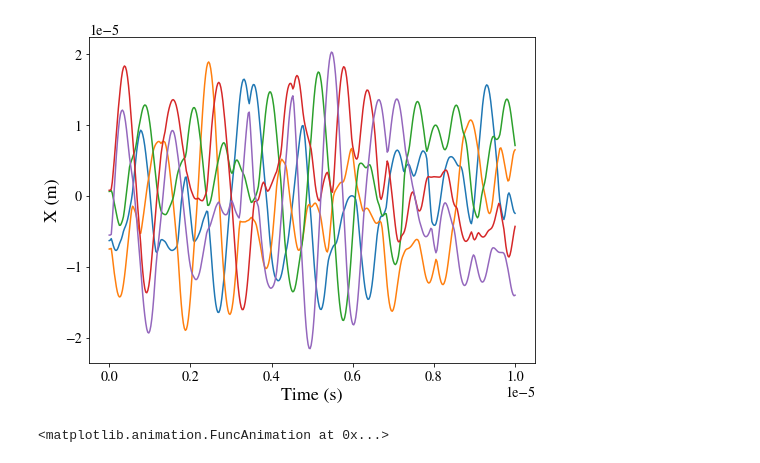
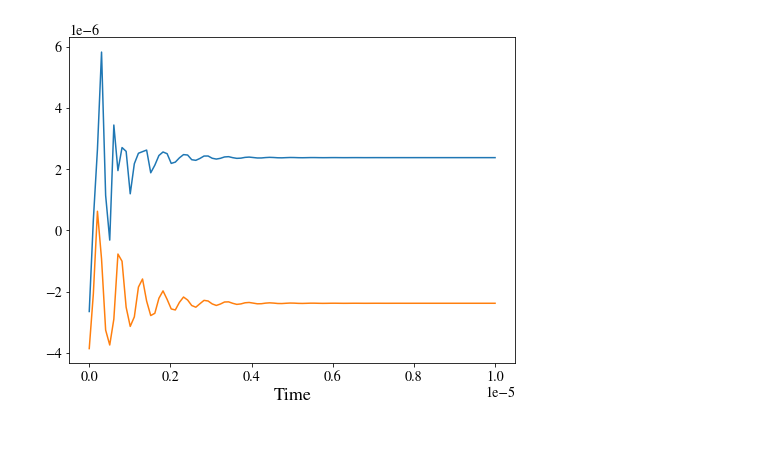
Before and after one commit to mgrau/ion_sim, a Jupyter notebook: Ion Sim.ipynb, the cells around one changed output. Cells and saved outputs as stored; diff of their text form; code cells hidden in the pictures.

Commit message:
changed ipython examples

```diff
--- a/Ion Sim.ipynb
+++ b/Ion Sim.ipynb
@@ -13,3 +13,23 @@ rcParams['figure.figsize'] = (8.0,6.0)
 rcParams['font.size'] = 14
 rcParams['axes.labelsize'] = 18
 rc('animation', html='html5')
+# %%
+class example1(ionsim.IonSim):
+    def U(self, t, x, y, z):
+        self.fx = 1e6
+        self.fy = 2e6
+        self.fz = 3e6
+        Ux = (1/2) * self.m * (2*pi*self.fx)**2 * x**2
+        Uy = (1/2) * self.m * (2*pi*self.fy)**2 * y**2
+        Uz = (1/2) * self.m * (2*pi*self.fz)**2 * z**2
+        return Ux + Uy + Uz
+
+ex1 = example1()
+ex1.m = 40 * atomic_mass
+ex1.gamma = ex1.m * 1e6 * np.array([1, 1, 1])
+ex1.init_thermal(n=1, T=1e-3, sigma=(1e-6, 1e-6, 1e-6))
+t = np.linspace(0, 20e-6, 200)
+ex1.run(t)
+@interact(i=(0,2))
+def ex1_normal_modes(i=0):
+    ionsim.plot_normal_modes(ex1, i, surface=False)
@@ -16,16 +82,19 @@ rc('animation', html='html5')
 # %%
-s1 = IonPlot()
-s1.m = 25 * atomic_mass
-s1.U = lambda x, y, z: (1/2)*(s1.m) * (2*pi*1e6)**2*(x**2 + 5**2*y**2 + 5**2*z**2)
-s1.gamma = (hbar / 4) * (2 * pi / (280e-9))**2 * np.array([1, 1, 1]) / np.sqrt(3)
-s1.init_thermal(n=5, T=5e-3, sigma_x=5e-6, sigma_y=5e-6, sigma_z=5e-6)
-t = np.linspace(0, 10e-6, 401)
-s1.run(t)
-s1.plot()
-plt.ylabel('X (m)');
+class example4(ionsim.IonSim):
+    def U(self, t, x, y, z):
+        m = self.m / atomic_mass
+        Ux = (1/2)*self.m*(1e6*np.sqrt(2584/m))**2*x**2
+        Uy = (1/2)*self.m*(1e6*np.sqrt(323679/m**2 + 8525/m))**2*y**2
+        Uz = (1/2)*self.m*(1e6*np.sqrt(580227/m**2 - 11064/m))**2*z**2
+        return Ux + Uy + Uz
+
+ex4 = example4()
+ex4.gamma = 24 * atomic_mass * 2e6 * np.array([1, 1, 1])
+ex4.init_thermal(n=2, T=5e-3, sigma=(5e-6, 5e-6, 5e-6))
+ex4.m = np.array([9, 24]) * atomic_mass
+t = np.linspace(0, 10e-6, 100)
+ex4.run(t)
+ionsim.plot(ex4, dim=0)
+# plt.ylabel('X (m)');
 # %% [output]
-[figure, old version]
+[figure, new version]
-# %%
-s1.animate()
-# %% [output]
-<matplotlib.animation.FuncAnimation at 0x...>
```
Also changed, not shown: parts of 9 cells of this notebook.
